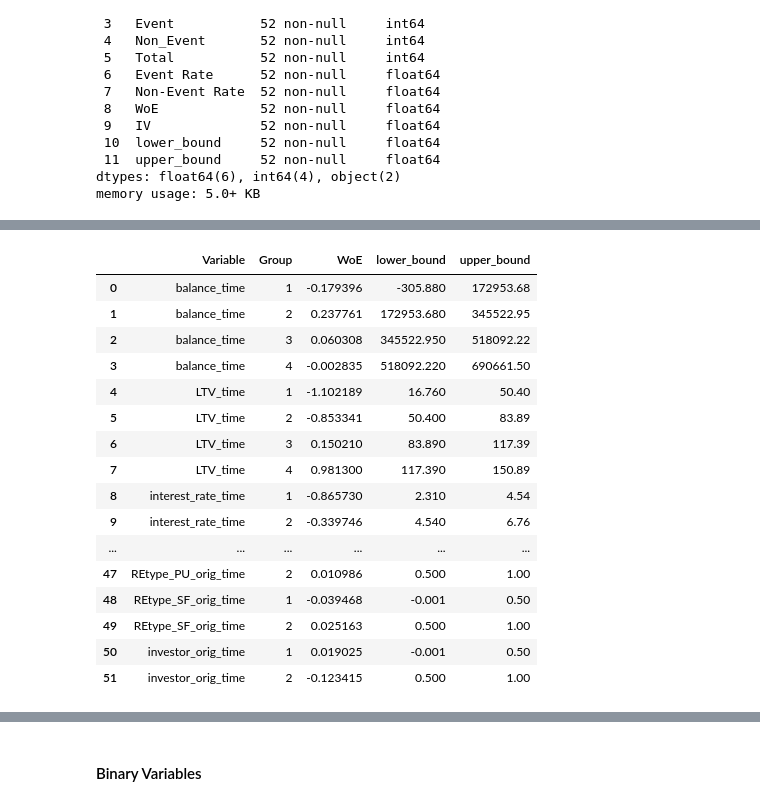
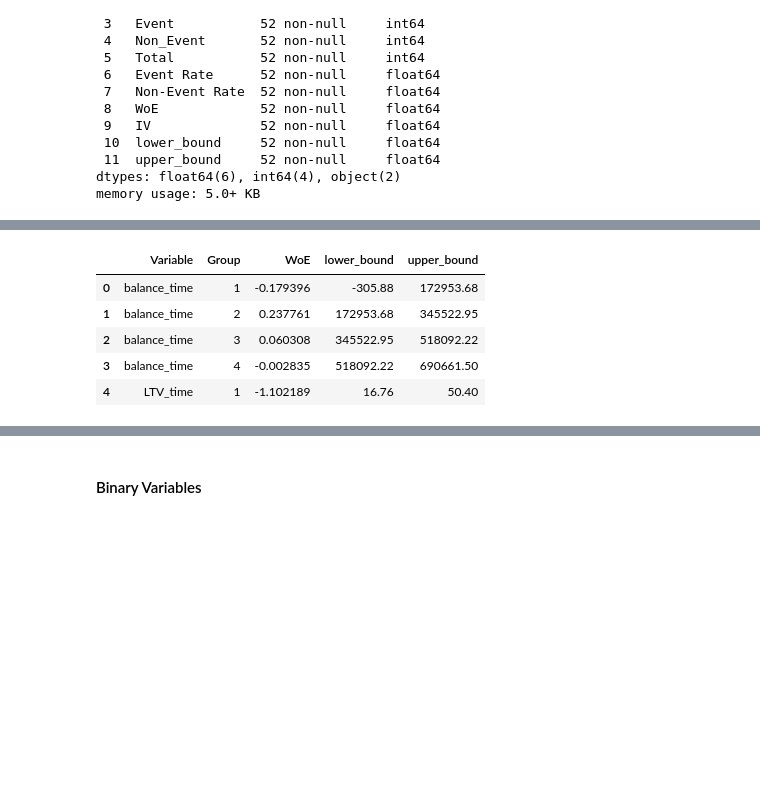
Before and after one commit to sbs23038/Capstone, a Jupyter notebook: SBS23038_Sem3.ipynb, the cells around one changed output, grey strips where cells are left out. Cells and saved outputs as stored; diff of their text form; code cells hidden in the pictures; blank space fills up the shorter version.

```diff
--- a/SBS23038_Sem3.ipynb
+++ b/SBS23038_Sem3.ipynb
@@ -663,21 +608,10 @@ woe_df_full
 # %%
 woe_df_to_apply = woe_df_full[['Variable', 'Group', 'WoE', 'lower_bound', 'upper_bound']]
-woe_df_to_apply
+woe_df_to_apply.head()
 # %% [output]
 |  | Variable | Group | WoE | lower_bound | upper_bound |
-| 0 | balance_time | 1 | -0.179396 | -305.880 | 172953.68 |
-| 1 | balance_time | 2 | 0.237761 | 172953.680 | 345522.95 |
-| 2 | balance_time | 3 | 0.060308 | 345522.950 | 518092.22 |
-| 3 | balance_time | 4 | -0.002835 | 518092.220 | 690661.50 |
-| 4 | LTV_time | 1 | -1.102189 | 16.760 | 50.40 |
-| 5 | LTV_time | 2 | -0.853341 | 50.400 | 83.89 |
-| 6 | LTV_time | 3 | 0.150210 | 83.890 | 117.39 |
-| 7 | LTV_time | 4 | 0.981300 | 117.390 | 150.89 |
-| 8 | interest_rate_time | 1 | -0.865730 | 2.310 | 4.54 |
-| 9 | interest_rate_time | 2 | -0.339746 | 4.540 | 6.76 |
-| ... | ... | ... | ... | ... | ... |
-| 47 | REtype_PU_orig_time | 2 | 0.010986 | 0.500 | 1.00 |
-| 48 | REtype_SF_orig_time | 1 | -0.039468 | -0.001 | 0.50 |
-| 49 | REtype_SF_orig_time | 2 | 0.025163 | 0.500 | 1.00 |
-| 50 | investor_orig_time | 1 | 0.019025 | -0.001 | 0.50 |
-| 51 | investor_orig_time | 2 | -0.123415 | 0.500 | 1.00 |
+| 0 | balance_time | 1 | -0.179396 | -305.88 | 172953.68 |
+| 1 | balance_time | 2 | 0.237761 | 172953.68 | 345522.95 |
+| 2 | balance_time | 3 | 0.060308 | 345522.95 | 518092.22 |
+| 3 | balance_time | 4 | -0.002835 | 518092.22 | 690661.50 |
+| 4 | LTV_time | 1 | -1.102189 | 16.76 | 50.40 |
```
Also changed, not shown: parts of 149 cells of this notebook.
